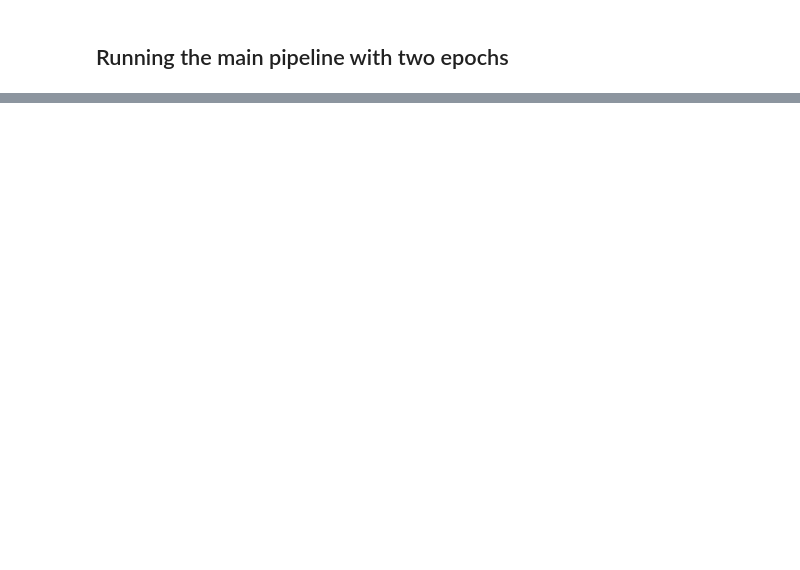
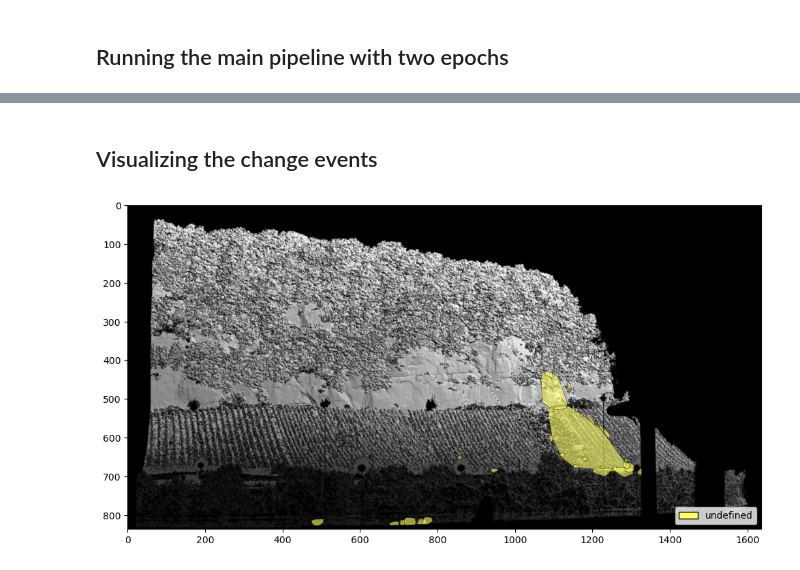
Before and after one commit to 3dgeo-heidelberg/AImon, a Jupyter notebook: docs/main.ipynb, the cells around one changed output, grey strips where cells are left out. Cells and saved outputs as stored; diff of their text form; code cells hidden in the pictures; blank space fills up the shorter version.

Commit message:
Add range image output and update configuration settings

```diff
--- a/docs/main.ipynb
+++ b/docs/main.ipynb
@@ -49,0 +42,10 @@ Computing...  ⣷
+# %% [markdown]
+## Visualizing the change events
+# %%
+## Project detected change events
+img_path = "./test_data/out/Trier_vs6_av0_999/03_Change_visualisation_UHD_Projected_Images/Trier_vs6_av0_999_RangeImage.tif"
+change_event_file = "./test_data/out/Trier_vs6_av0_999/04_Change_visualisation_UHD_Change_Events/Trier_vs6_av0_999_change_events_pixel.geojson"
+
+utilities.plot_change_events(change_event_file, img_path, 'event_type')
+# %% [output]
+[figure, added]
```
Also changed, not shown: parts of 4 cells of this notebook, 5 other files.
